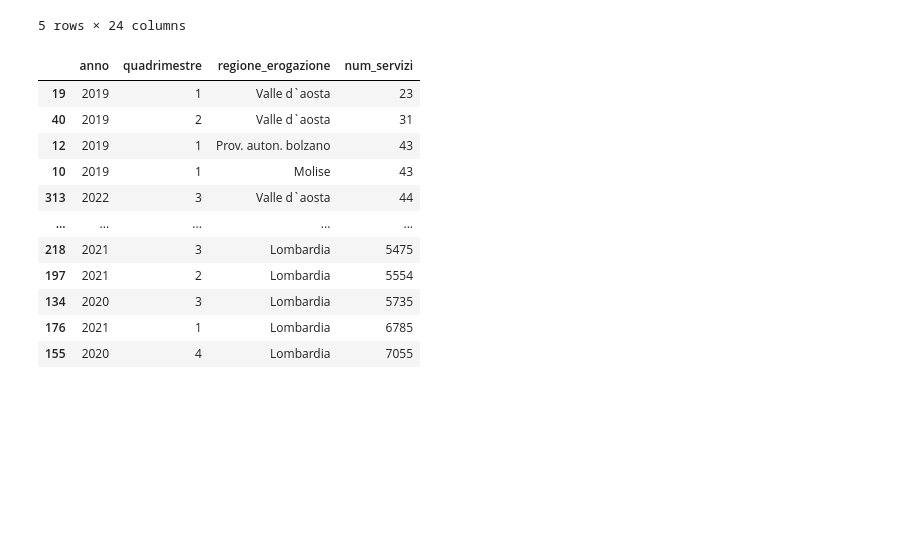
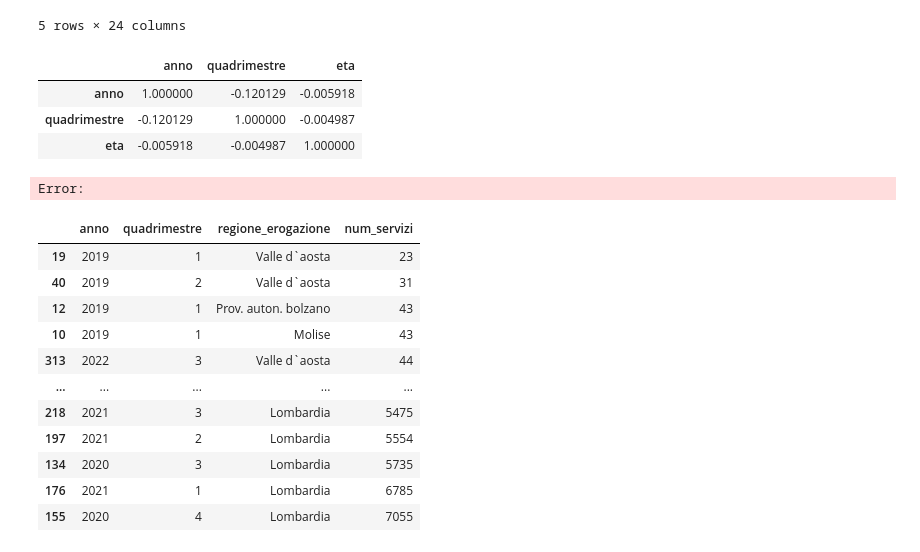
Before and after one commit to AlessiaRossi/Teleassistance-Supervised-Clustering, a Jupyter notebook: notebooks/EDA/feature_extraction_incremento.ipynb, the cells around one changed output. Saved outputs shown, nothing was run; the diff lists cells and outputs as text; code cells hidden in the pictures; blank space fills up the shorter version.

```diff
--- a/notebooks/EDA/feature_extraction_incremento.ipynb
+++ b/notebooks/EDA/feature_extraction_incremento.ipynb
@@ -31,6 +53,14 @@ df.head()
 | 3 | VLFS5J9E3Q74Q2W | TKROSE51Z77Q065E | 1967-10-21 00:00:00+00:00 | female | Campania | A.S.L. NAPOLI 1 CENTRO | ... |
 | 4 | XD8SZX9JOVCMEXW | WRRVSK73Z45L640S | 1963-08-24 00:00:00+00:00 | male | Abruzzo | PESCARA | ... |
 5 rows × 24 columns
+# %%
+df[['anno', 'quadrimestre', 'eta']].corr()
+# %% [output]
+|  | anno | quadrimestre | eta |
+| anno | 1.000000 | -0.120129 | -0.005918 |
+| quadrimestre | -0.120129 | 1.000000 | -0.004987 |
+| eta | -0.005918 | -0.004987 | 1.000000 |
+Error:
 # %%
 grouped = df.groupby(['anno', 'quadrimestre', 'regione_erogazione']).size().reset_index(name='num_servizi')
 # %%
```
Also changed, not shown: parts of 6 cells of this notebook, 3 other files.
